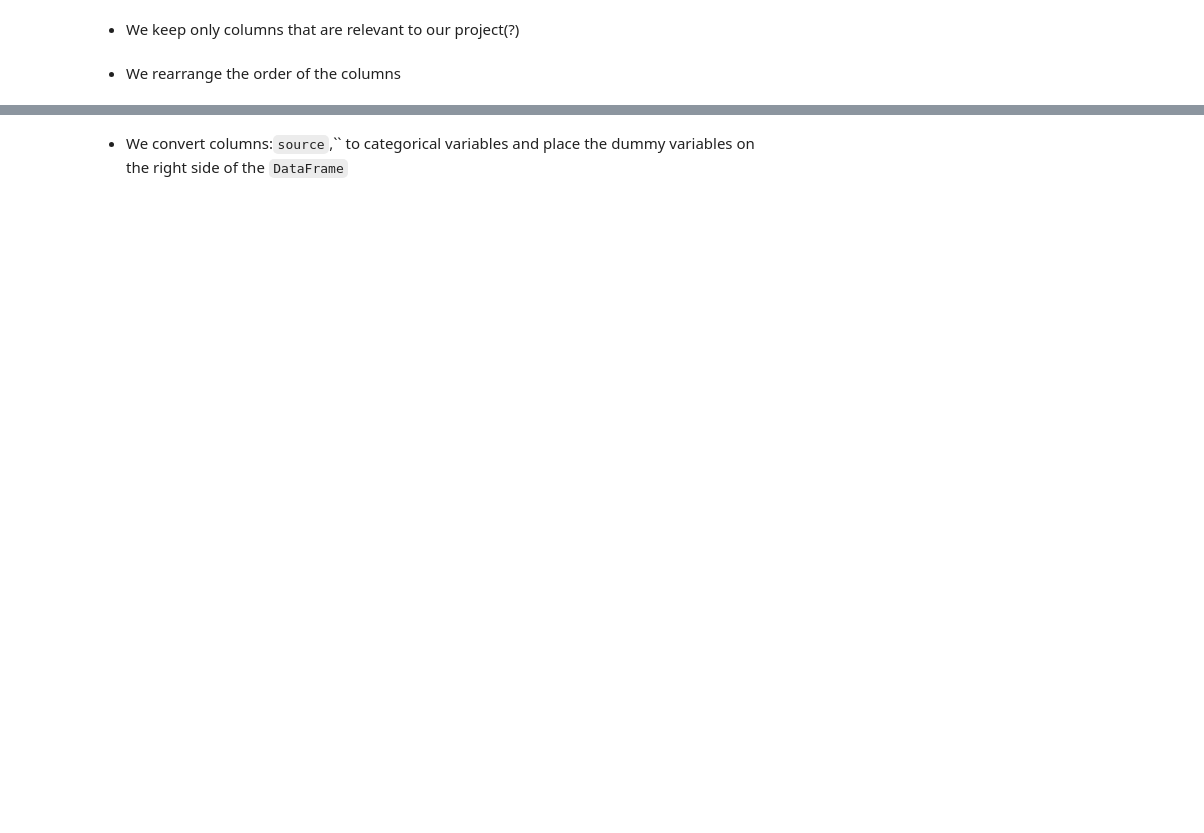
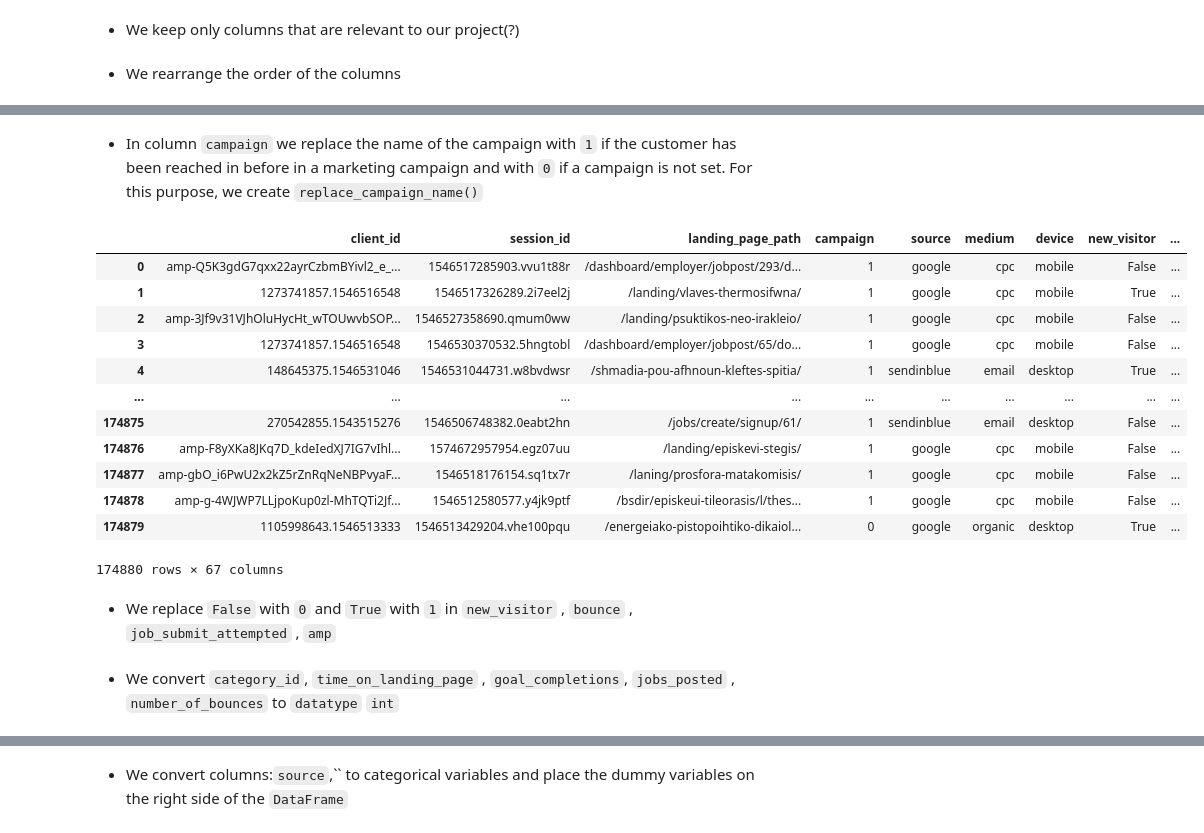
Before and after one commit to athbol/marketing_communication, a Jupyter notebook: Marketing_Communication.ipynb, the cells around one changed output, grey strips where cells are left out. Saved outputs shown, nothing was run; the diff lists cells and outputs as text; code cells hidden in the pictures; blank space fills up the shorter version.

```diff
--- a/Marketing_Communication.ipynb
+++ b/Marketing_Communication.ipynb
@@ -218,0 +305,28 @@ google_analytics_historic
+# %% [markdown]
+- In column `campaign` we replace the name of the campaign with `1` if the customer has been reached in before in a marketing campaign and with `0` if a campaign is not set. For this purpose, we create `replace_campaign_name()`
+# %%
+def replace_campaign_name(x):
+    if x == '(not set)':
+        return 0
+    else:
+        return 1
+# %%
+google_analytics_historic['campaign'] = google_analytics_historic.campaign.apply(lambda x: replace_campaign_name(x))
+# %%
+google_analytics_historic
+# %% [output]
+|  | client_id | session_id | landing_page_path | campaign | source | medium | device | new_visitor | ... |
+| 0 | amp-Q5K3gdG7qxx22ayrCzbmBYivl2_e_... | 1546517285903.vvu1t88r | /dashboard/employer/jobpost/293/d... | 1 | google | cpc | mobile | False | ... |
+| 1 | 1273741857.1546516548 | 1546517326289.2i7eel2j | /landing/vlaves-thermosifwna/ | 1 | google | cpc | mobile | True | ... |
+| 2 | amp-3Jf9v31VJhOluHycHt_wTOUwvbSOP... | 1546527358690.qmum0ww | /landing/psuktikos-neo-irakleio/ | 1 | google | cpc | mobile | False | ... |
+| 3 | 1273741857.1546516548 | 1546530370532.5hngtobl | /dashboard/employer/jobpost/65/do... | 1 | google | cpc | mobile | False | ... |
+| 4 | 148645375.1546531046 | 1546531044731.w8bvdwsr | /shmadia-pou-afhnoun-kleftes-spitia/ | 1 | sendinblue | email | desktop | True | ... |
+| ... | ... | ... | ... | ... | ... | ... | ... | ... | ... |
+| 174875 | 270542855.1543515276 | 1546506748382.0eabt2hn | /jobs/create/signup/61/ | 1 | sendinblue | email | desktop | False | ... |
+| 174876 | amp-F8yXKa8JKq7D_kdeIedXJ7IG7vIhl... | 1574672957954.egz07uu | /landing/episkevi-stegis/ | 1 | google | cpc | mobile | False | ... |
+| 174877 | amp-gbO_i6PwU2x2kZ5rZnRqNeNBPvyaF... | 1546518176154.sq1tx7r | /laning/prosfora-matakomisis/ | 1 | google | cpc | mobile | False | ... |
+| 174878 | amp-g-4WJWP7LLjpoKup0zl-MhTQTi2Jf... | 1546512580577.y4jk9ptf | /bsdir/episkeui-tileorasis/l/thes... | 1 | google | cpc | mobile | False | ... |
+| 174879 | 1105998643.1546513333 | 1546513429204.vhe100pqu | /energeiako-pistopoihtiko-dikaiol... | 0 | google | organic | desktop | True | ... |
+174880 rows × 67 columns
+# %% [markdown]
+- We replace `False` with `0` and `True` with `1` in  `new_visitor` ,  `bounce` , `job_submit_attempted` , `amp`
@@ -218,0 +344,2 @@ google_analytics_historic
+# %% [markdown]
+- We convert `category_id`, `time_on_landing_page` , `goal_completions`, `jobs_posted` , `number_of_bounces` to `datatype` `int`
```
Also changed, not shown: parts of 29 cells of this notebook.
